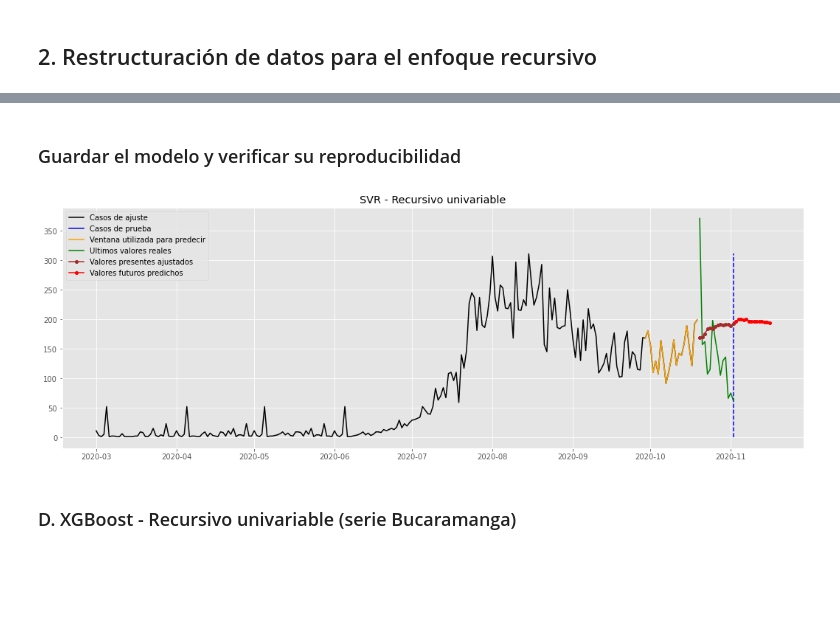
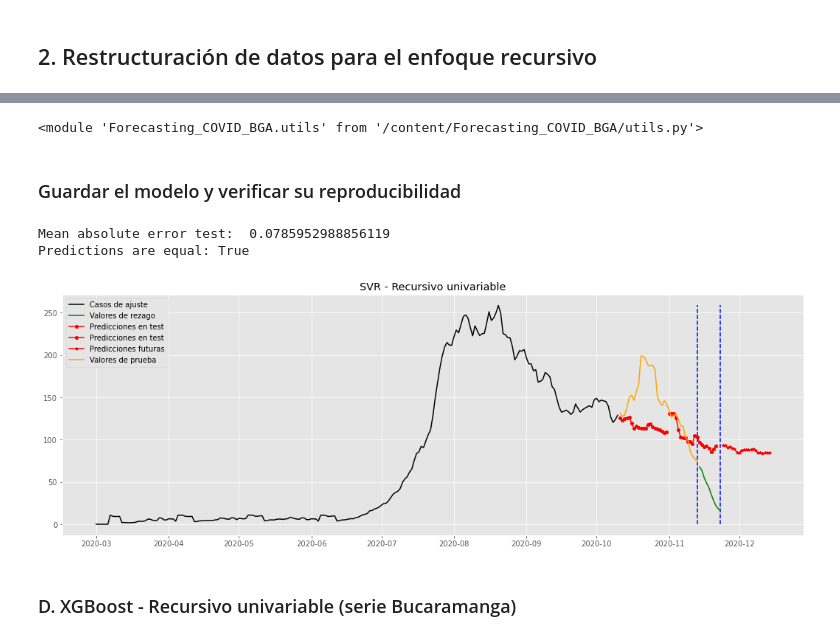
Before and after one commit to jeffersonrodriguezc/Forecasting_COVID_BGA, a Jupyter notebook: MODELS_ML_DL_COVID_19_Forecasting.ipynb, the cells around one changed output, grey strips where cells are left out. Drawn from its saved outputs; the diff is of its cells as text; code cells hidden in the pictures; blank space fills up the shorter version.

```diff
--- a/MODELS_ML_DL_COVID_19_Forecasting.ipynb
+++ b/MODELS_ML_DL_COVID_19_Forecasting.ipynb
@@ -399,35 +448,41 @@ Hyperparameters:
+# %%
+importlib.reload(utils)
+# %% [output]
+<module 'Forecasting_COVID_BGA.utils' from '/content/Forecasting_COVID_BGA/utils.py'>
 # %% [markdown]
 ### Guardar el modelo y verificar su reproducibilidad
 # %%
 #@title
 #save the model
 with open(svr_rec_dir+'svr_recursive_model.pkl', 'wb') as pickle_file:
     pkl.dump(best_model, pickle_file, protocol=pkl.HIGHEST_PROTOCOL)
 #Load to test if it gives the same predictions
 with open(svr_rec_dir+'svr_recursive_model.pkl', 'rb') as pickle_file:
     svr_rec_test = pkl.load(pickle_file)
+
 # test
-#svr_preds_rec = best_model.predict(ml_rec_bga_dset_test['x'])
-#svr_preds_test = svr_rec_test.predict(ml_rec_bga_dset_test['x'])
-#test_score = metrics.mean_absolute_error(ml_rec_bga_dset_test['y'], svr_preds_test)
-#print('Mean absolute error test: ', test_score)
-#print('Predictions are equal:',np.array_equal(svr_preds_rec, svr_preds_test))
+svr_preds_rec = best_model.predict(ml_rec_bga_dset_test['x'])
+svr_preds_test = svr_rec_test.predict(ml_rec_bga_dset_test['x'])
+test_score = metrics.mean_absolute_error(ml_rec_bga_dset_test['y'], svr_preds_test)
+print('Mean absolute error test: ', test_score)
+print('Predictions are equal:',np.array_equal(svr_preds_rec, svr_preds_test))
 
 scalerfile = svr_rec_dir+'scaler.pkl'
 pkl.dump(bga_scaler, open(scalerfile, 'wb'),  protocol=pkl.HIGHEST_PROTOCOL)
 
 # plots
 fig_plot2 = utils.plot_serie_with_next_window_prediction(svr_rec_test,
                                        final_data_train,
                                        final_data_test,
                                        bga_scaler,
-                                       base_dset_params['past_window'],
-                                       base_dset_params['future_window'],
+                                       base_dset_params,
                                        final_data_test.keys().values.tolist().index('BUCARAMANGA'),
                                        recursive=True,
                                        title='SVR - Recursivo univariable')
 # %% [output]
+Mean absolute error test:  0.0785952988856119
+Predictions are equal: True
-[figure, old version]
+[figure, new version]
 # %% [markdown]
 ### D. XGBoost - Recursivo univariable (serie Bucaramanga)
 # %%
```
Also changed, not shown: parts of 12 cells of this notebook, 2 other files.
